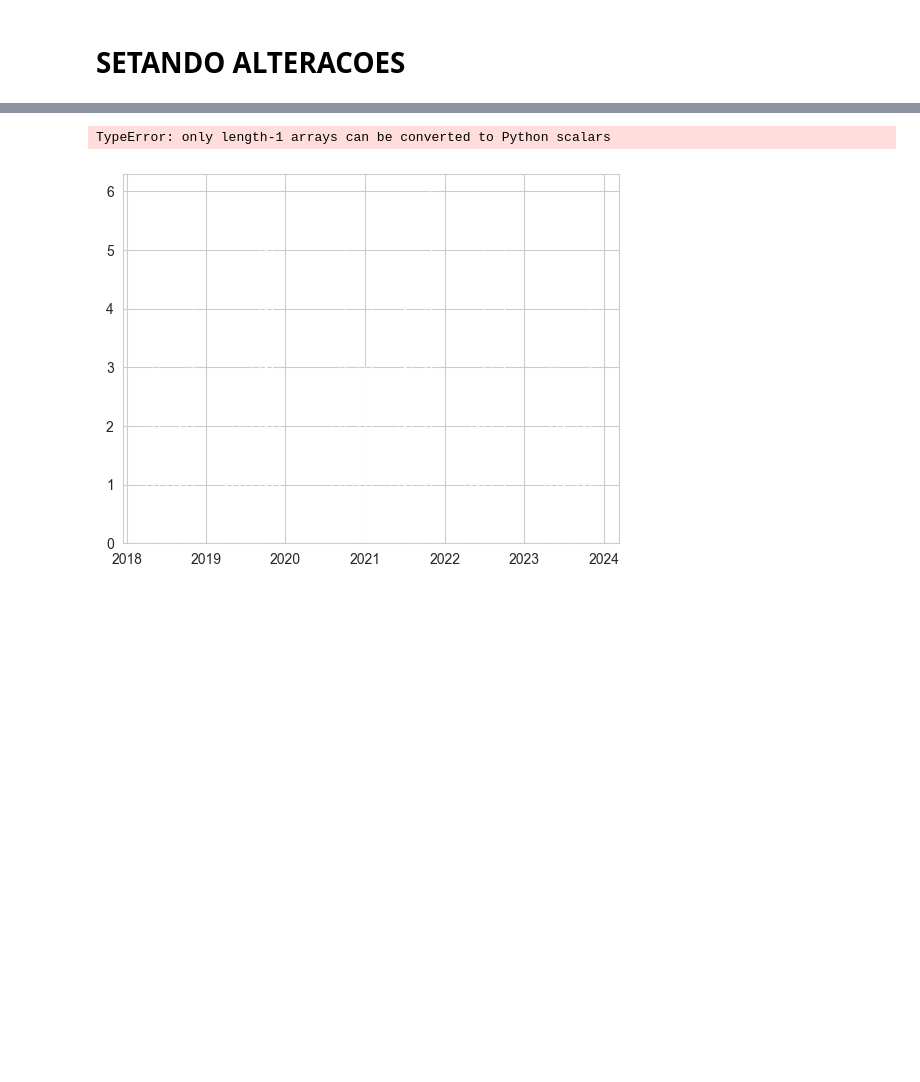
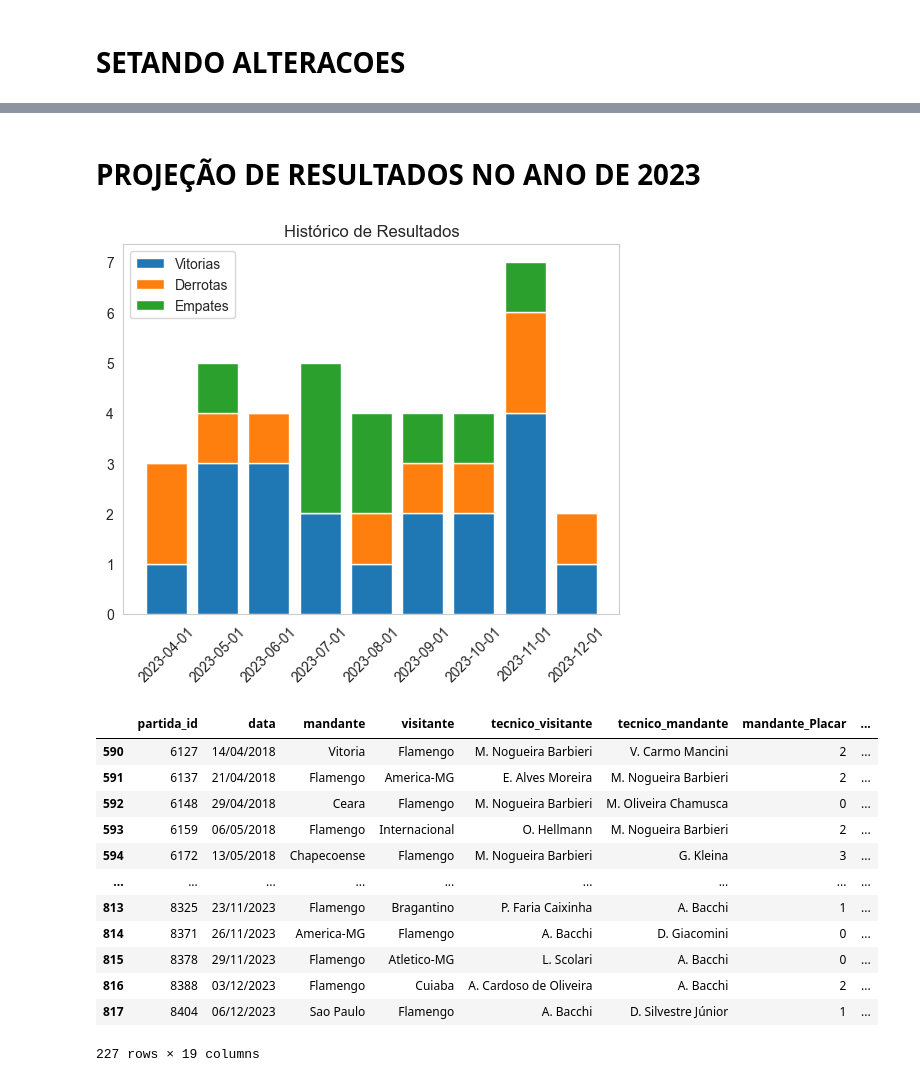
Before and after one commit to jp3dr0mendes/DataMengo, a Jupyter notebook: main.ipynb, the cells around one changed output, grey strips where cells are left out. Drawn from its saved outputs; the diff is of its cells as text; code cells hidden in the pictures; blank space fills up the shorter version.

Commit message:
set df_fla_resultados_times

```diff
--- a/main.ipynb
+++ b/main.ipynb
@@ -156,52 +119,75 @@ df_fla_placar
+# %% [markdown]
+# PROJEÇÃO DE RESULTADOS NO ANO DE 2023
 # %%
 vitorias   = (
-                df_fla_placar[['cont_vitorias','mensal_overview']]
+                df_fla_placar
+                .query('mensal_overview >= "2023-01-01"')
+                [['cont_vitorias','mensal_overview']]
                 .groupby('mensal_overview')
                 .agg('sum')
                 .reset_index()
                 .drop(['mensal_overview'], axis = 1)
             )
 
 derrotas   = (
-                df_fla_placar[['cont_derrotas','mensal_overview']]
+                df_fla_placar
+                .query('mensal_overview >= "2023-01-01"')
+                [['cont_derrotas','mensal_overview']]
                 .groupby('mensal_overview')
                 .agg('sum')
                 .reset_index()
                 .drop(['mensal_overview'], axis = 1)
             )
 
 empates   = (
-                df_fla_placar[['cont_empates','mensal_overview']]
+                df_fla_placar
+                .query('mensal_overview >= "2023-01-01"')
+                [['cont_empates','mensal_overview']]
                 .groupby('mensal_overview')
                 .agg('sum')
                 .reset_index()
                 .drop(['mensal_overview'], axis = 1)
             )
 
 # sns.set_style("whitegrid")
 
-categorias = df_fla_placar['mensal_overview'].drop_duplicates()
-
-# Configurar estilo do Seaborn
-sns.set_style("whitegrid")
+categorias = (
+                df_fla_placar
+                .query('mensal_overview >= "2023-01-01"')
+                ['mensal_overview']
+                .astype(str)
+                .drop_duplicates()
+             )
 
 # Definir as posições das barras (eixo X)
 
 # Criar gráfico de barras empilhadas
-plt.bar(categorias, vitorias['cont_vitorias'], label='Valor 1', color=sns.color_palette()[0])
-plt.bar(categorias, derrotas, bottom=vitorias['cont_vitorias'], label='Valor 2', color=sns.color_palette()[1])
-# plt.bar(categorias, empates, bottom=vitorias, label='Valor 3', color=sns.color_palette()[2])
+plt.bar(categorias, vitorias['cont_vitorias'], label='Vitorias', color=sns.color_palette()[0])
+plt.bar(categorias, derrotas['cont_derrotas'], bottom=vitorias['cont_vitorias'], label='Derrotas', color=sns.color_palette()[1])
+plt.bar(categorias, empates['cont_empates'], bottom=vitorias['cont_vitorias'] + derrotas['cont_derrotas'], label='Empates', color=sns.color_palette()[2])
 
 # Adicionar legendas e títulos
-plt.xlabel('Categoria')
-plt.ylabel('Valores')
-plt.title('Gráfico de Barras Empilhadas')
+
+plt.title('Histórico de Resultados')
 plt.legend()
+plt.xticks(rotation=45)
+plt.grid(False)
 
 # Exibir o gráfico
 plt.show()
-
-categorias
+df_fla_placar
 # %% [output]
+[figure, new version]
+|  | partida_id | data | mandante | visitante | tecnico_visitante | tecnico_mandante | mandante_Placar | ... |
+| 590 | 6127 | 14/04/2018 | Vitoria | Flamengo | M. Nogueira Barbieri | V. Carmo Mancini | 2 | ... |
+| 591 | 6137 | 21/04/2018 | Flamengo | America-MG | E. Alves Moreira | M. Nogueira Barbieri | 2 | ... |
+| 592 | 6148 | 29/04/2018 | Ceara | Flamengo | M. Nogueira Barbieri | M. Oliveira Chamusca | 0 | ... |
+| 593 | 6159 | 06/05/2018 | Flamengo | Internacional | O. Hellmann | M. Nogueira Barbieri | 2 | ... |
+| 594 | 6172 | 13/05/2018 | Chapecoense | Flamengo | M. Nogueira Barbieri | G. Kleina | 3 | ... |
+| ... | ... | ... | ... | ... | ... | ... | ... | ... |
+| 813 | 8325 | 23/11/2023 | Flamengo | Bragantino | P. Faria Caixinha | A. Bacchi | 1 | ... |
+| 814 | 8371 | 26/11/2023 | America-MG | Flamengo | A. Bacchi | D. Giacomini | 0 | ... |
+| 815 | 8378 | 29/11/2023 | Flamengo | Atletico-MG | L. Scolari | A. Bacchi | 0 | ... |
+| 816 | 8388 | 03/12/2023 | Flamengo | Cuiaba | A. Cardoso de Oliveira | A. Bacchi | 2 | ... |
+| 817 | 8404 | 06/12/2023 | Sao Paulo | Flamengo | A. Bacchi | D. Silvestre Júnior | 1 | ... |
-TypeError: only length-1 arrays can be converted to Python scalars
+227 rows × 19 columns
-[figure, old version]
```
Also changed, not shown: parts of 4 cells of this notebook.
